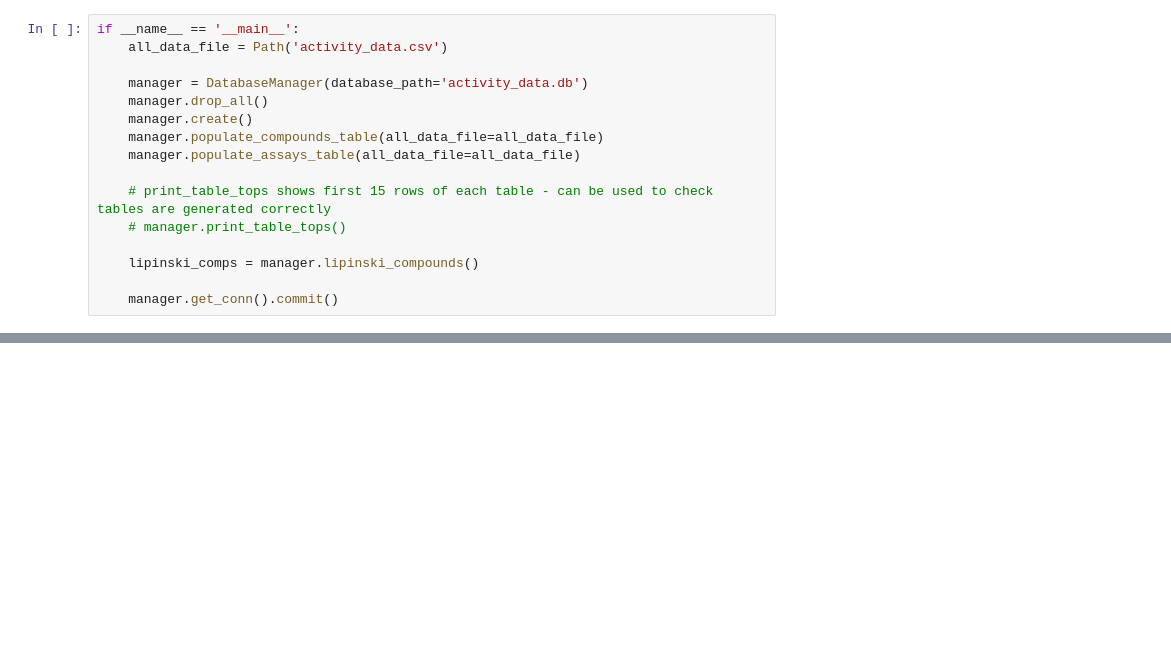
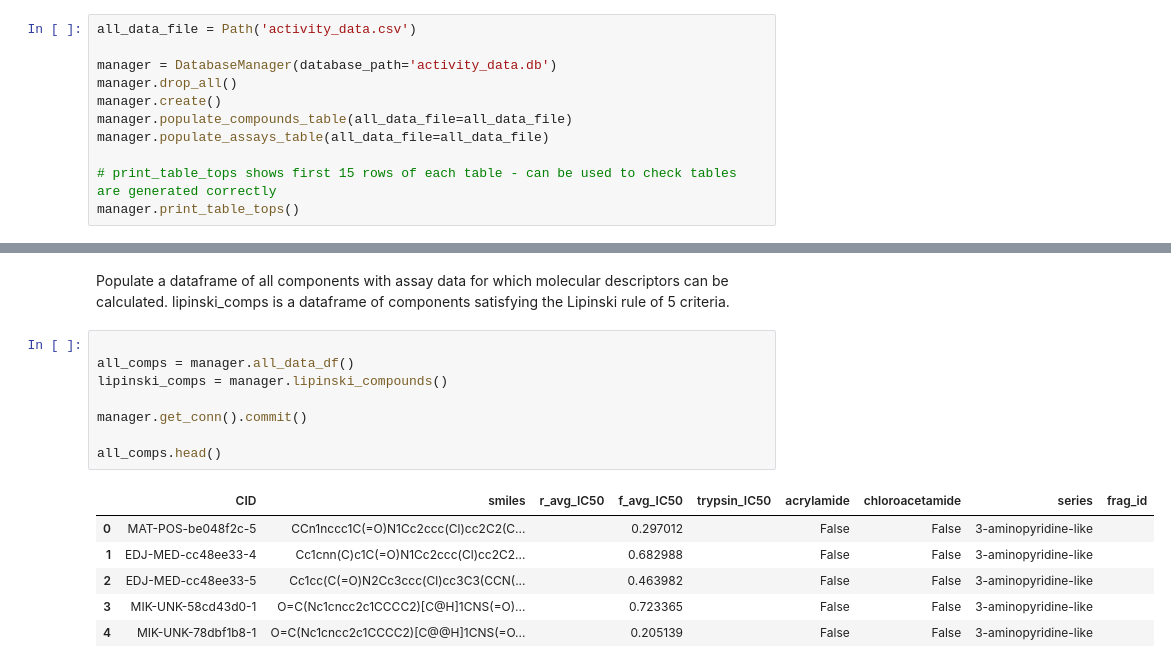
Before and after one commit to ian-mcfarlane/Data-Science-Binding-Affinity, a Jupyter notebook: create_db.ipynb, the cells around one changed output, grey strips where cells are left out. Drawn from its saved outputs; the diff is of its cells as text; blank space fills up the shorter version.

```diff
--- a/create_db.ipynb
+++ b/create_db.ipynb
@@ -200,16 +229,11 @@ CREATE TABLE compounds
 # %%
-if __name__ == '__main__':
-    all_data_file = Path('activity_data.csv')
+all_data_file = Path('activity_data.csv')
 
-    manager = DatabaseManager(database_path='activity_data.db')
-    manager.drop_all()
-    manager.create()
-    manager.populate_compounds_table(all_data_file=all_data_file)
-    manager.populate_assays_table(all_data_file=all_data_file)
+manager = DatabaseManager(database_path='activity_data.db')
+manager.drop_all()
+manager.create()
+manager.populate_compounds_table(all_data_file=all_data_file)
+manager.populate_assays_table(all_data_file=all_data_file)
 
-    # print_table_tops shows first 15 rows of each table - can be used to check tables are generated correctly
-    # manager.print_table_tops()
-
-    lipinski_comps = manager.lipinski_compounds()
-
-    manager.get_conn().commit()
+# print_table_tops shows first 15 rows of each table - can be used to check tables are generated correctly
+manager.print_table_tops()
@@ -215,0 +258,17 @@ if __name__ == '__main__':
+# %% [markdown]
+Populate a dataframe of all components with assay data for which molecular descriptors can be calculated. lipinski_comps is a dataframe of components satisfying the Lipinski rule of 5 criteria.
+# %%
+
+all_comps = manager.all_data_df()
+lipinski_comps = manager.lipinski_compounds()
+
+manager.get_conn().commit()
+
+all_comps.head()
+# %% [output]
+|  | CID | smiles | r_avg_IC50 | f_avg_IC50 | trypsin_IC50 | acrylamide | chloroacetamide | series | frag_id |
+| 0 | MAT-POS-be048f2c-5 | CCn1nccc1C(=O)N1Cc2ccc(Cl)cc2C2(C... |  | 0.297012 |  | False | False | 3-aminopyridine-like |  |
+| 1 | EDJ-MED-cc48ee33-4 | Cc1cnn(C)c1C(=O)N1Cc2ccc(Cl)cc2C2... |  | 0.682988 |  | False | False | 3-aminopyridine-like |  |
+| 2 | EDJ-MED-cc48ee33-5 | Cc1cc(C(=O)N2Cc3ccc(Cl)cc3C3(CCN(... |  | 0.463982 |  | False | False | 3-aminopyridine-like |  |
+| 3 | MIK-UNK-58cd43d0-1 | O=C(Nc1cncc2c1CCCC2)[C@H]1CNS(=O)... |  | 0.723365 |  | False | False | 3-aminopyridine-like |  |
+| 4 | MIK-UNK-78dbf1b8-1 | O=C(Nc1cncc2c1CCCC2)[C@@H]1CNS(=O... |  | 0.205139 |  | False | False | 3-aminopyridine-like |  |
```
Also changed, not shown: parts of 7 cells of this notebook, 1 other file.
